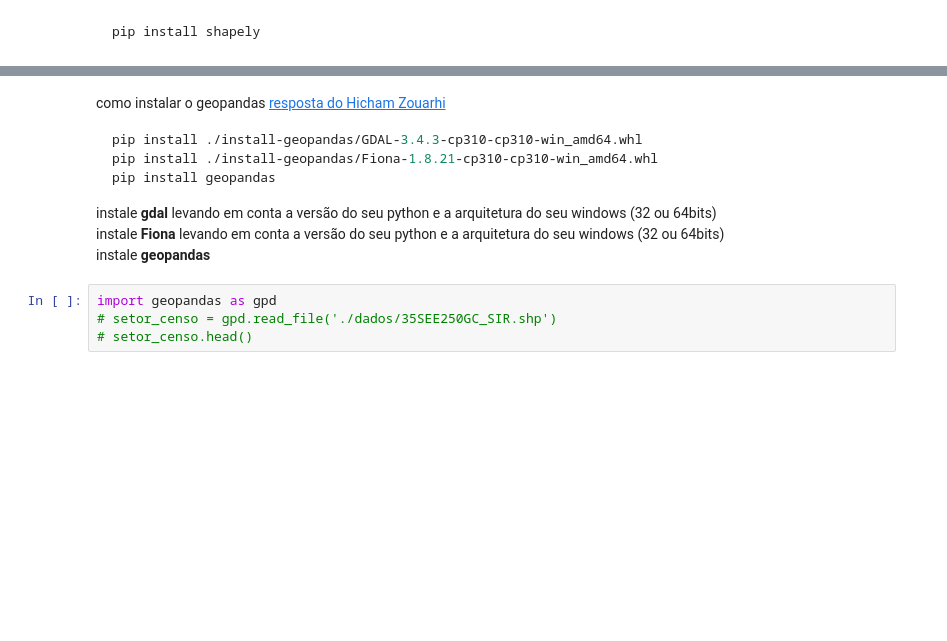
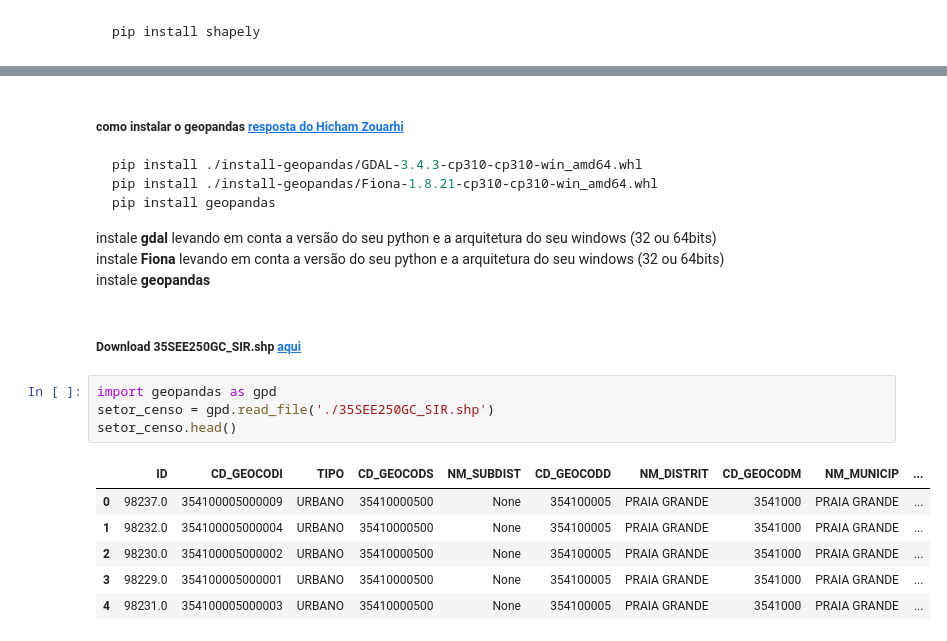
Before and after one commit to ThiagodePaulaSouza/learning-data-science, a Jupyter notebook: aula4.ipynb, the cells around one changed output, grey strips where cells are left out. Saved outputs shown, nothing was run; the diff lists cells and outputs as text; blank space fills up the shorter version.

````diff
--- a/aula4.ipynb
+++ b/aula4.ipynb
@@ -65,5 +154,5 @@ Polygon([[0, 0], [1, 0], [1, 1], [0, 1], [0, 0]]).contains(Point(0.1,0.9))
 # %% [markdown]
-como instalar o geopandas [resposta do Hicham Zouarhi](https://gis.stackexchange.com/questions/330840/error-installing-geopandas)
+##### como instalar o geopandas [resposta do Hicham Zouarhi](https://gis.stackexchange.com/questions/330840/error-installing-geopandas)
 
 ```bash
 pip install ./install-geopandas/GDAL-3.4.3-cp310-cp310-win_amd64.whl
@@ -73,10 +162,19 @@ pip install geopandas
 instale <strong>gdal</strong> levando em conta a versão do seu python e a arquitetura do seu windows (32 ou 64bits) <br/>
 instale <strong>Fiona</strong> levando em conta a versão do seu python e a arquitetura do seu windows (32 ou 64bits)<br/>
 instale <strong>geopandas</strong>
+# %% [markdown]
+##### Download 35SEE250GC_SIR.shp [aqui](https://drive.google.com/drive/folders/1CycoanzYN2oxKHPO6zxvIQ6Og1LBcujv)
 # %%
 import geopandas as gpd
-# setor_censo = gpd.read_file('./dados/35SEE250GC_SIR.shp')
-# setor_censo.head()
+setor_censo = gpd.read_file('./35SEE250GC_SIR.shp')
+setor_censo.head()
+# %% [output]
+|  | ID | CD_GEOCODI | TIPO | CD_GEOCODS | NM_SUBDIST | CD_GEOCODD | NM_DISTRIT | CD_GEOCODM | NM_MUNICIP | ... |
+| 0 | 98237.0 | 354100005000009 | URBANO | 35410000500 | None | 354100005 | PRAIA GRANDE | 3541000 | PRAIA GRANDE | ... |
+| 1 | 98232.0 | 354100005000004 | URBANO | 35410000500 | None | 354100005 | PRAIA GRANDE | 3541000 | PRAIA GRANDE | ... |
+| 2 | 98230.0 | 354100005000002 | URBANO | 35410000500 | None | 354100005 | PRAIA GRANDE | 3541000 | PRAIA GRANDE | ... |
+| 3 | 98229.0 | 354100005000001 | URBANO | 35410000500 | None | 354100005 | PRAIA GRANDE | 3541000 | PRAIA GRANDE | ... |
+| 4 | 98231.0 | 354100005000003 | URBANO | 35410000500 | None | 354100005 | PRAIA GRANDE | 3541000 | PRAIA GRANDE | ... |
 # %%
 setor_censo_sp = setor_censo[setor_censo.NM_MUNICIP == "SÃO PAULO"]
 setor_censo_sp[setor_censo_sp.contains(Point(-46.63, -23.58))] #Base alura
````
Also changed, not shown: parts of 21 cells of this notebook.
